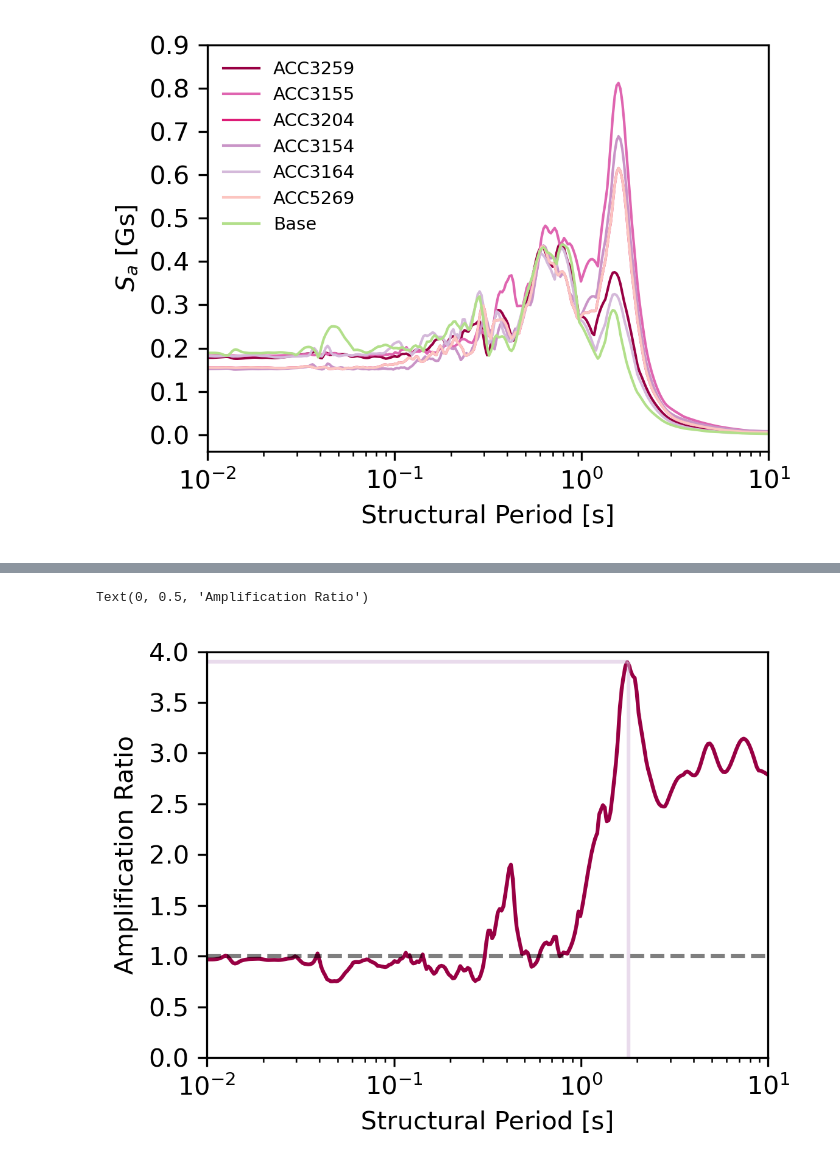
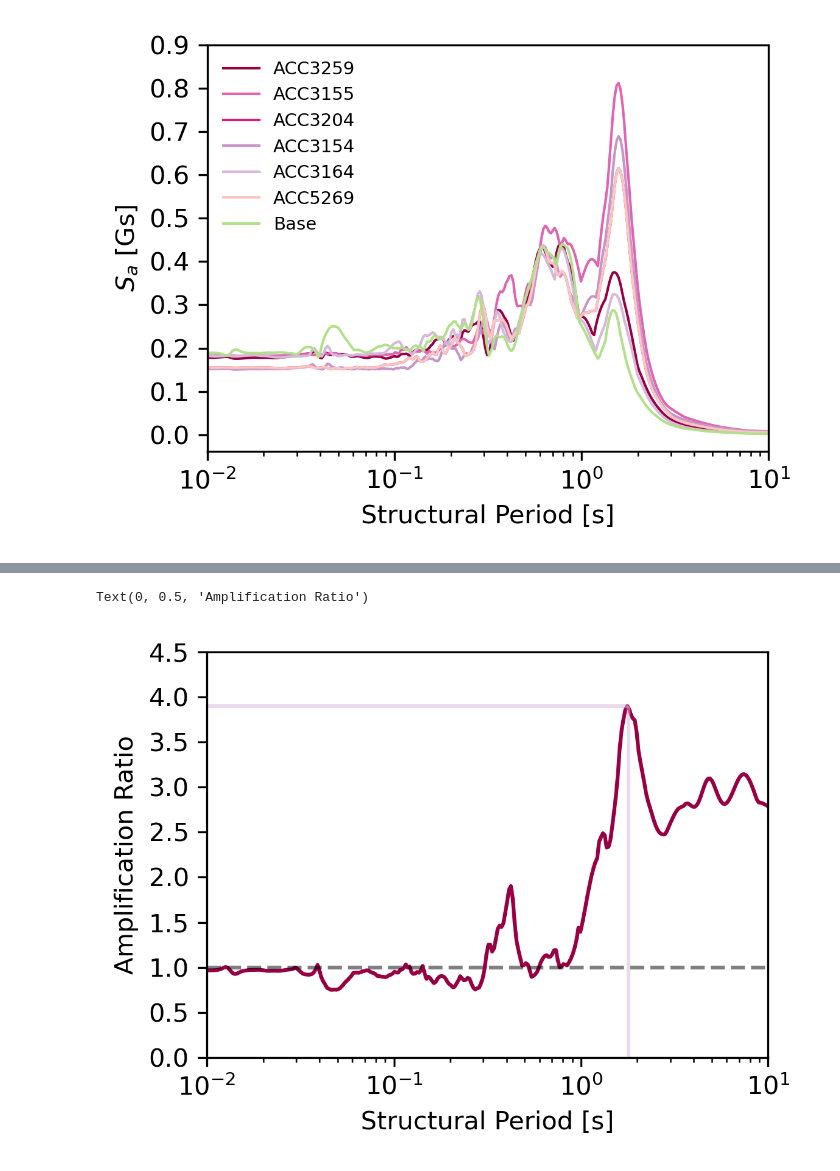
Before and after one commit to bKeungAuyeung/CE543-HW4, a Jupyter notebook: bAuyeung_HW4-code_CE543.ipynb, the cells around one changed output, grey strips where cells are left out. Cells and saved outputs as stored; diff of their text form; code cells hidden in the pictures.

```diff
--- a/bAuyeung_HW4-code_CE543.ipynb
+++ b/bAuyeung_HW4-code_CE543.ipynb
@@ -208,16 +208,16 @@ ax.legend(frameon=False, loc='best', fontsize=7)
 # %%
 fig, ax = plt.subplots(figsize=(4,3), dpi=300, tight_layout=True)
 ax.semilogx(mtlb_periods, mtlb_psa3155/mtlb_base, '-', color='#980043', label='Ratio')
 
 ax.hlines(1, 0.01, 10, color='black', linestyles='dashed', alpha=0.5)
 ax.hlines(np.max(mtlb_psa3155/mtlb_base), 0.01, 1.8, color='#d4b9da', alpha=0.5)
 ax.vlines(1.8, 0, np.max(mtlb_psa3155/mtlb_base), color='#d4b9da', alpha=0.5)
 
 ax.set_xlim(0.01,10)
-ax.set_ylim(0, 4)
-ax.set_yticks(np.arange(0, 4.1, 0.5))
+ax.set_ylim(0, 4.5)
+ax.set_yticks(np.arange(0, 4.6, 0.5))
 ax.set_xlabel('Structural Period [s]')
 ax.set_ylabel('Amplification Ratio')
 # %% [output]
 Text(0, 0.5, 'Amplification Ratio')
-[figure, old version]
+[figure, new version]
```
Also changed, not shown: 1 other file.
